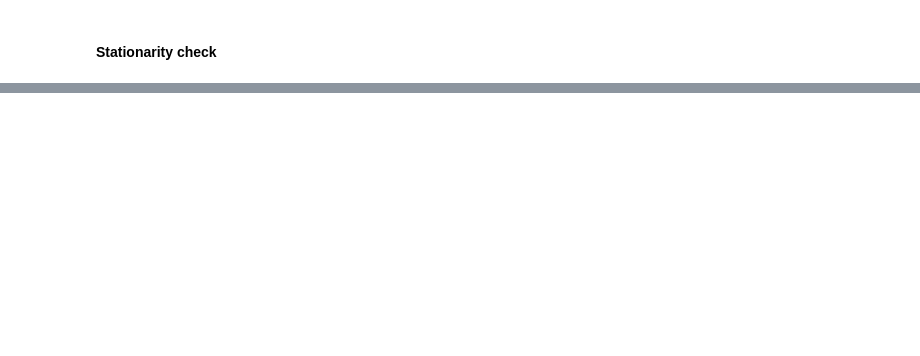
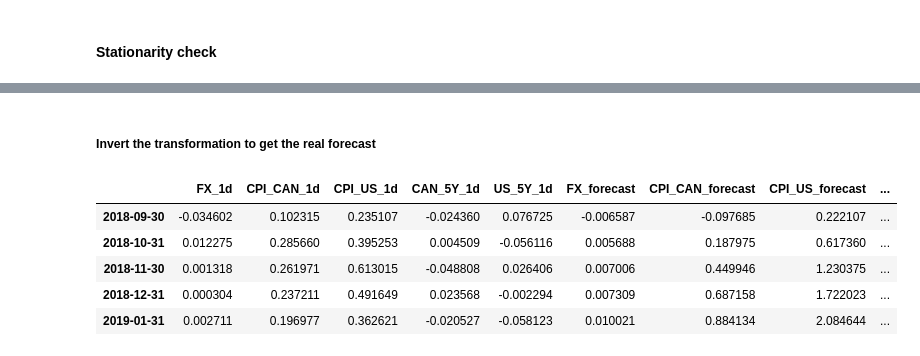
Before and after one commit to tlfmcooper/MscFE_610_ECON, a Jupyter notebook: submission_2.ipynb, the cells around one changed output, grey strips where cells are left out. Cells and saved outputs as stored; diff of their text form; code cells hidden in the pictures; blank space fills up the shorter version.

```diff
--- a/submission_2.ipynb
+++ b/submission_2.ipynb
@@ -488,0 +406,24 @@ Adjusted Portmanteau-test for residual autocorrelation. H_0: residual autocorrel
+# %%
+model = VAR(df_differenced)
+order_list = []
+for i in range(10):
+    result = model.fit(i)
+    order_list.append(
+        [
+            i,
+            result.aic,
+            result.bic,
+            result.hqic,
+            result.fpe,
+        ]
+    )
+
+cols = [
+    "Lag order",
+    "AIC",
+    "BIC",
+    "HQIC",
+    "FPE",
+]
+order_df = pd.DataFrame(order_list, index=None, columns=cols)
+order_df.style.highlight_min(subset=order_df.columns[1:], color="lightgreen", axis=0)
@@ -488,0 +447,3 @@ Adjusted Portmanteau-test for residual autocorrelation. H_0: residual autocorrel
+# %%
+model_fitted = model.fit(4)
+model_fitted.summary()
@@ -488,0 +488,13 @@ Adjusted Portmanteau-test for residual autocorrelation. H_0: residual autocorrel
+# %%
+# Get the lag order
+lag_order = model_fitted.k_ar
+print(lag_order)  # > 4
+
+# Input data for forecasting
+forecast_input = df_differenced.values[-lag_order:]
+# Forecast
+fc = model_fitted.forecast(y=forecast_input, steps=nobs)
+df_forecast = pd.DataFrame(
+    fc, index=df_differenced.index[-nobs:], columns=df_differenced.columns + "_1d"
+)
+df_forecast
@@ -488,0 +516,12 @@ Adjusted Portmanteau-test for residual autocorrelation. H_0: residual autocorrel
+# %% [markdown]
+##### Invert the transformation to get the real forecast
+# %%
+df_results = invert_transformation(df_differenced, df_forecast)
+df_results.head()
+# %% [output]
+|  | FX_1d | CPI_CAN_1d | CPI_US_1d | CAN_5Y_1d | US_5Y_1d | FX_forecast | CPI_CAN_forecast | CPI_US_forecast | ... |
+| 2018-09-30 | -0.034602 | 0.102315 | 0.235107 | -0.024360 | 0.076725 | -0.006587 | -0.097685 | 0.222107 | ... |
+| 2018-10-31 | 0.012275 | 0.285660 | 0.395253 | 0.004509 | -0.056116 | 0.005688 | 0.187975 | 0.617360 | ... |
+| 2018-11-30 | 0.001318 | 0.261971 | 0.613015 | -0.048808 | 0.026406 | 0.007006 | 0.449946 | 1.230375 | ... |
+| 2018-12-31 | 0.000304 | 0.237211 | 0.491649 | 0.023568 | -0.002294 | 0.007309 | 0.687158 | 1.722023 | ... |
+| 2019-01-31 | 0.002711 | 0.196977 | 0.362621 | -0.020527 | -0.058123 | 0.010021 | 0.884134 | 2.084644 | ... |
```
Also changed, not shown: parts of 48 cells of this notebook.
